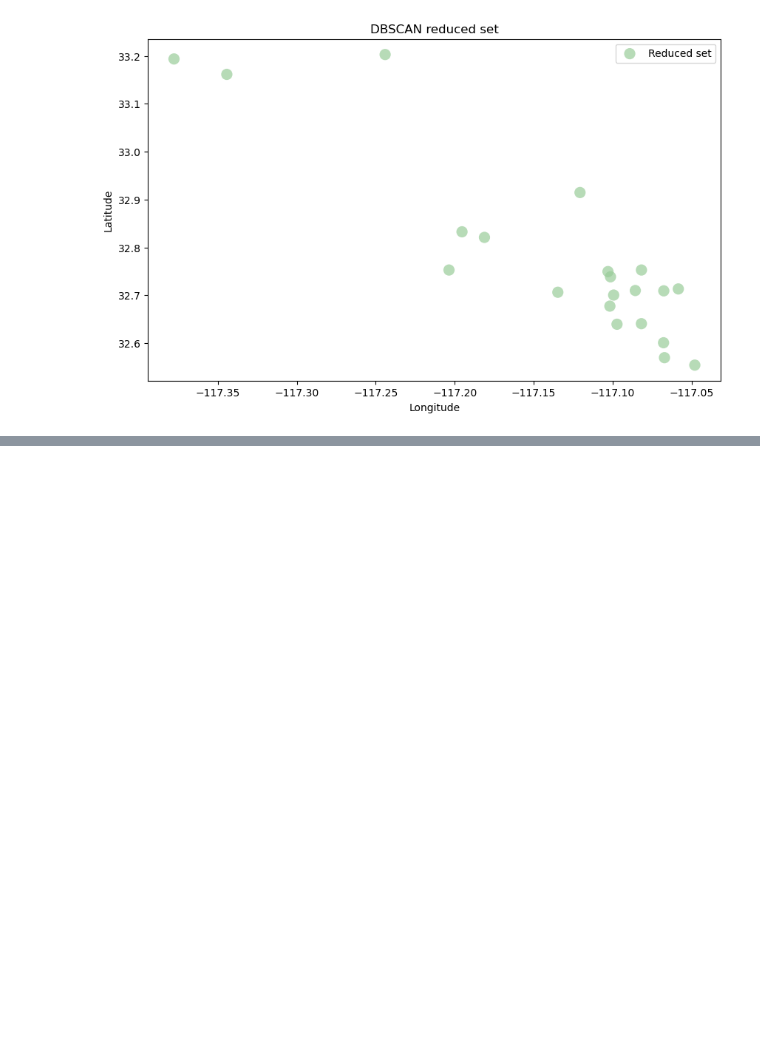
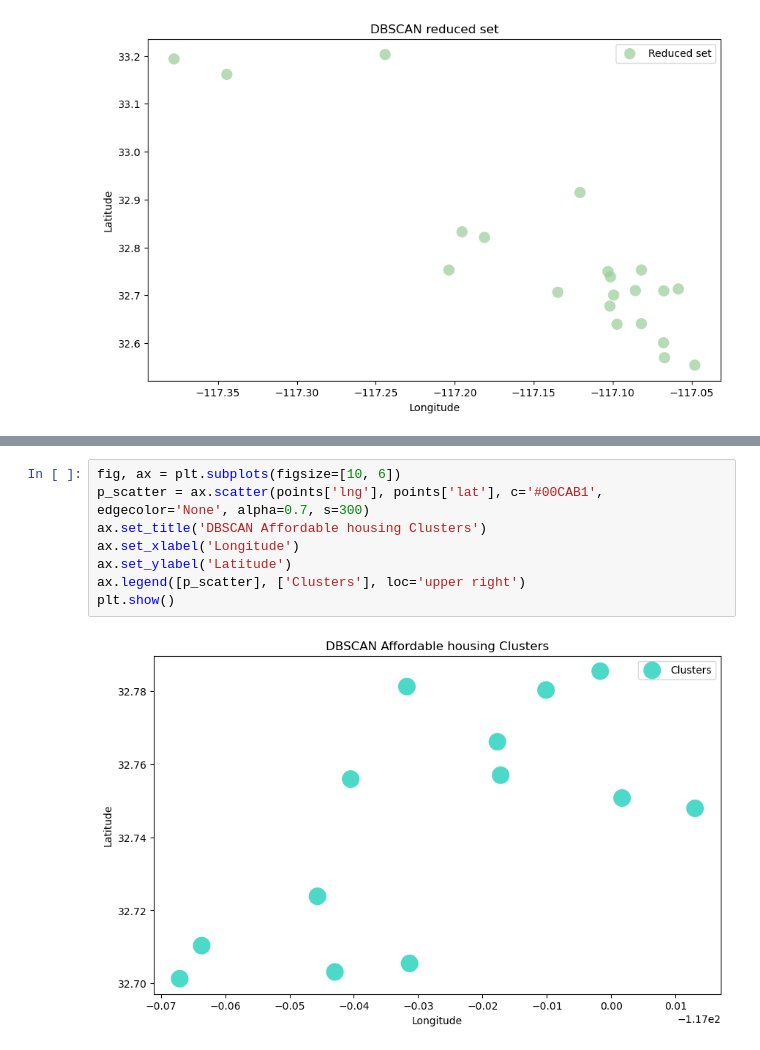
Before and after one commit to tsmtruong/final-project, a Jupyter notebook: clean_geo_all.ipynb, the cells around one changed output, grey strips where cells are left out. Drawn from its saved outputs; the diff is of its cells as text; blank space fills up the shorter version.

```diff
--- a/clean_geo_all.ipynb
+++ b/clean_geo_all.ipynb
@@ -407,0 +398,10 @@ plt.show()
+# %%
+fig, ax = plt.subplots(figsize=[10, 6])
+p_scatter = ax.scatter(points['lng'], points['lat'], c='#00CAB1', edgecolor='None', alpha=0.7, s=300)
+ax.set_title('DBSCAN Affordable housing Clusters')
+ax.set_xlabel('Longitude')
+ax.set_ylabel('Latitude')
+ax.legend([p_scatter], ['Clusters'], loc='upper right')
+plt.show()
+# %% [output]
+[figure, added]
```
Also changed, not shown: parts of 17 cells of this notebook.
